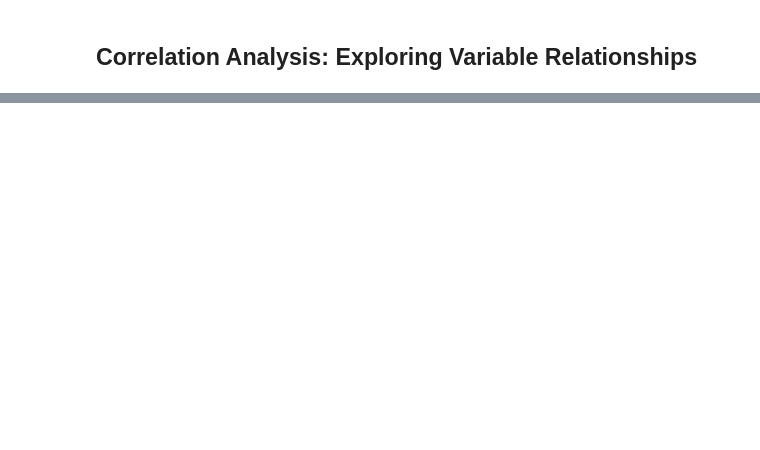
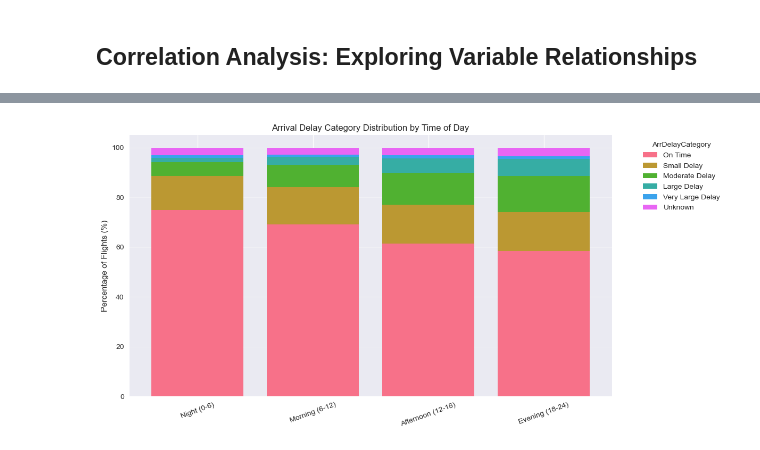
Before and after one commit to aniolpetit/flight-status-prediction, a Jupyter notebook: eda.ipynb, the cells around one changed output, grey strips where cells are left out. Drawn from its saved outputs; the diff is of its cells as text; code cells hidden in the pictures; blank space fills up the shorter version.

```diff
--- a/eda.ipynb
+++ b/eda.ipynb
@@ -1373,0 +1426,68 @@ Top 10 Features Correlated with Arrival Delay (Pearson):
+# %%
+# Cohort comparison: delay category distribution by time-of-day
+
+# Reuse existing delay categories and DepTimeOfDay
+cohort_tod = df.copy()
+
+# Ensure ArrDelayCategory exists; if not, recompute quickly
+if 'ArrDelayCategory' not in cohort_tod.columns:
+    def categorize_delay(delay_minutes):
+        if pd.isna(delay_minutes):
+            return 'Unknown'
+        elif delay_minutes < 0:
+            return 'Early'
+        elif delay_minutes == 0:
+            return 'On Time'
+        elif delay_minutes <= 15:
+            return 'Small Delay'
+        elif delay_minutes <= 60:
+            return 'Moderate Delay'
+        elif delay_minutes <= 180:
+            return 'Large Delay'
+        else:
+            return 'Very Large Delay'
+    cohort_tod['ArrDelayCategory'] = cohort_tod['ArrDelayMinutes'].apply(categorize_delay)
+
+if 'DepTimeOfDay' not in cohort_tod.columns:
+    cohort_tod['DepHour'] = (cohort_tod['CRSDepTime'] // 100).astype(int)
+    cohort_tod['DepTimeOfDay'] = pd.cut(
+        cohort_tod['DepHour'],
+        bins=[0, 6, 12, 18, 24],
+        labels=['Night (0-6)', 'Morning (6-12)', 'Afternoon (12-18)', 'Evening (18-24)'],
+        include_lowest=True
+    )
+
+category_order = ['Early', 'On Time', 'Small Delay', 'Moderate Delay', 'Large Delay', 'Very Large Delay', 'Unknown']
+
+tod_cat = (
+    cohort_tod
+    .groupby(['DepTimeOfDay', 'ArrDelayCategory'])['ArrDelayMinutes']
+    .size()
+    .reset_index(name='count')
+)
+
+# Normalize to percentages within each time-of-day cohort
+tod_totals = tod_cat.groupby('DepTimeOfDay')['count'].transform('sum')
+tod_cat['perc'] = tod_cat['count'] / tod_totals * 100
+
+# Pivot to stacked-bar friendly format
+pivot_tod = tod_cat.pivot(index='DepTimeOfDay', columns='ArrDelayCategory', values='perc')
+pivot_tod = pivot_tod[[c for c in category_order if c in pivot_tod.columns]]
+
+fig, ax = plt.subplots(figsize=(12, 6))
+
+bottom = np.zeros(len(pivot_tod))
+for cat in pivot_tod.columns:
+    values = pivot_tod[cat].fillna(0).values
+    ax.bar(pivot_tod.index.astype(str), values, bottom=bottom, label=cat)
+    bottom += values
+
+ax.set_ylabel('Percentage of Flights (%)')
+ax.set_title('Arrival Delay Category Distribution by Time of Day')
+ax.legend(title='ArrDelayCategory', bbox_to_anchor=(1.05, 1), loc='upper left')
+ax.grid(axis='y', alpha=0.3)
+plt.xticks(rotation=20)
+plt.tight_layout()
+plt.show()
+# %% [output]
+[figure, added]
```
Also changed, not shown: parts of 23 cells of this notebook, 11 other files.
